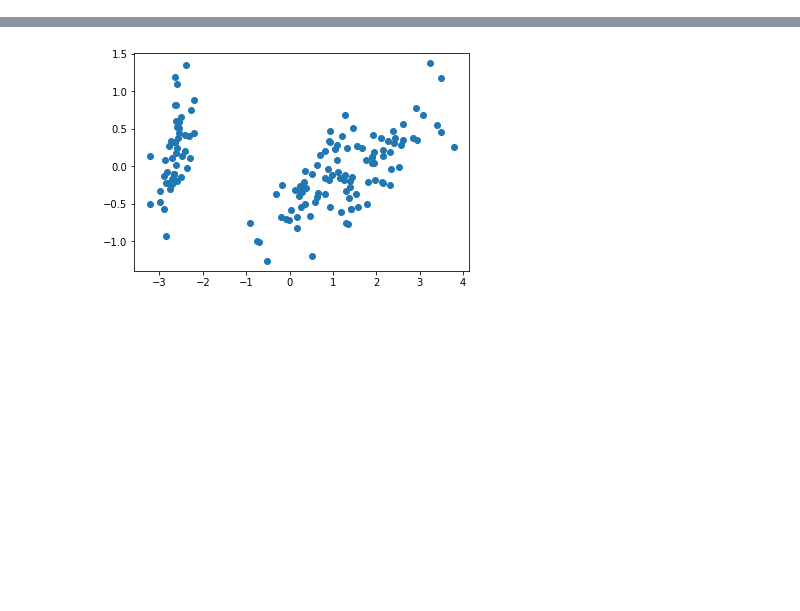
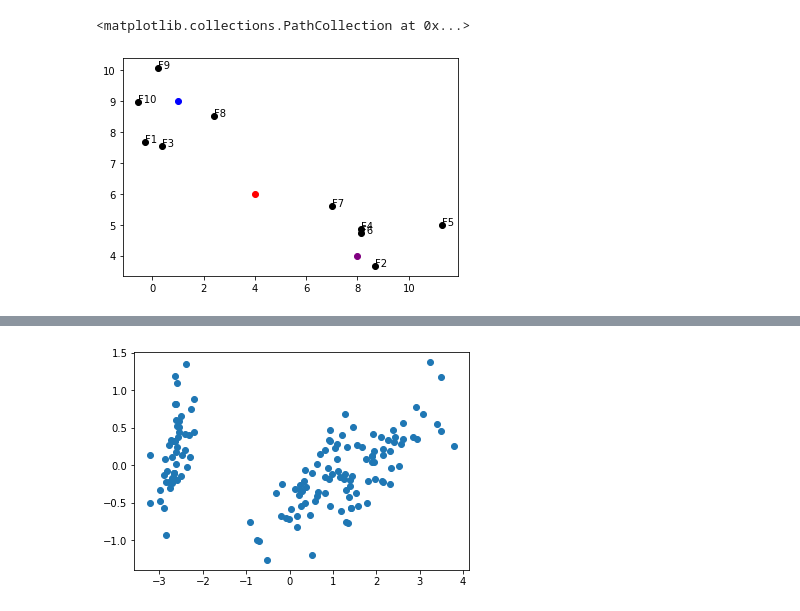
Before and after one commit to Mega61/business_inteligence_sheets, a Jupyter notebook: sheet4/Camacho_Daza_Russi_bi_sheet4.ipynb, the cells around one changed output, grey strips where cells are left out. Cells and saved outputs as stored; diff of their text form; code cells hidden in the pictures; blank space fills up the shorter version.

```diff
--- a/sheet4/Camacho_Daza_Russi_bi_sheet4.ipynb
+++ b/sheet4/Camacho_Daza_Russi_bi_sheet4.ipynb
@@ -29,0 +31,10 @@ for i, label in enumerate(datos):
+# %%
+plt.scatter(cd[:,0], cd[:,1], color="black")
+for i, label in enumerate(datos):
+  plt.annotate(label, (cd[:,0][i], cd[:,1][i]))
+plt.scatter(1,9, color="blue")
+plt.scatter(8,4, color="purple")
+plt.scatter(4,6, color="red")
+# %% [output]
+<matplotlib.collections.PathCollection at 0x...>
+[figure, added]
```
Also changed, not shown: parts of 13 cells of this notebook, 1 other file.
